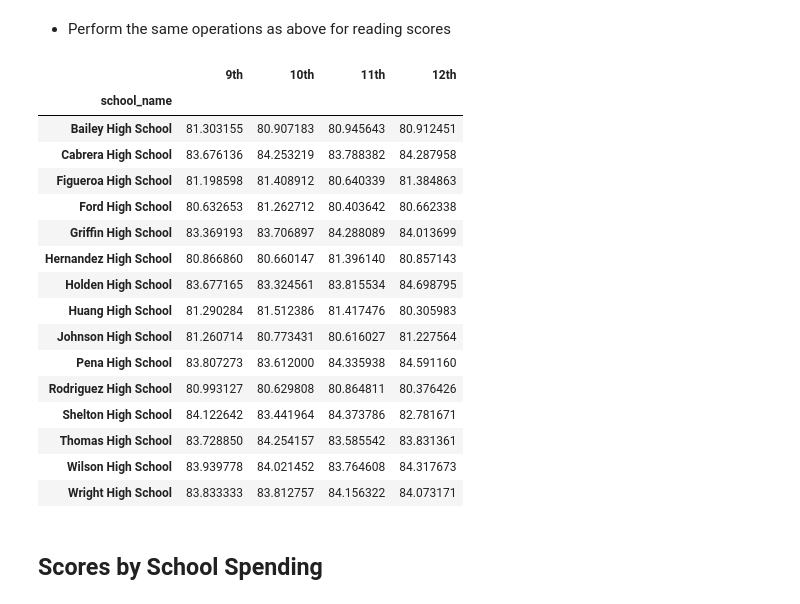
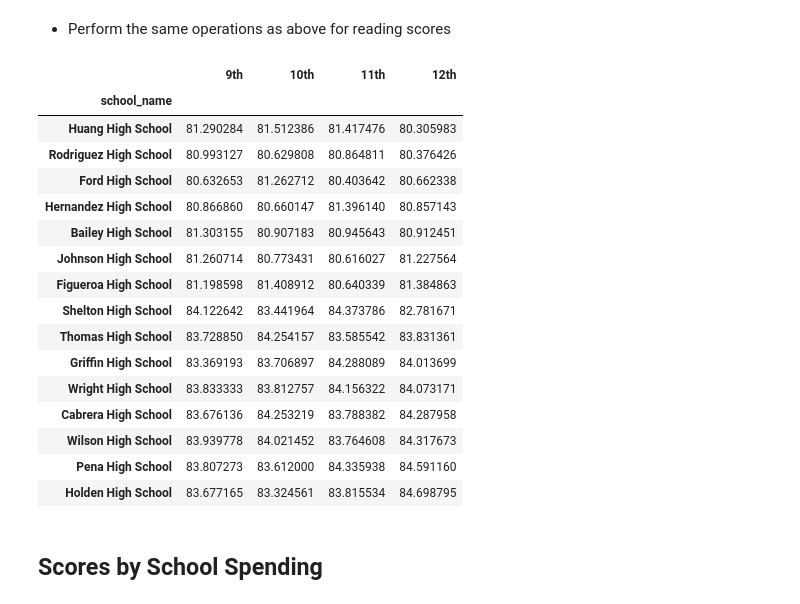
Before and after one commit to JennyShea/pandas-challenge, a Jupyter notebook: PyCitySchools_starter.ipynb, the cells around one changed output. Cells and saved outputs as stored; diff of their text form; code cells hidden in the pictures.

```diff
--- a/PyCitySchools_starter.ipynb
+++ b/PyCitySchools_starter.ipynb
@@ -131,13 +152,5 @@ district_summary
 # %%
-#make a table grouped by school name that shows the same info as above for each school
-school_types = merge_df.set_index(["school_name"])["type"]
-
 #sum the number of times a school appears in the table, each row is one student
 total_students_by_school = merge_df["school_name"].value_counts()
-
-#get the budget for each school and then the buget per student
-school_budget = merge_df.groupby(["school_name"]).mean()["budget"]
-school_budget_per_capita = school_budget / total_students_by_school
-
-school_types
+total_students_by_school
 # %% [output]
@@ -275,29 +319,30 @@ twelfth_grade_by_schools = twelfth_grade.groupby(["school_name"]).mean()["readin
 # %%
 scores_by_grade = pd.DataFrame({"9th": ninth_grade_by_schools,
                                 "10th": tenth_grade_by_schools,
                                 "11th": eleventh_grade_by_schools,
                                 "12th": twelfth_grade_by_schools
 
 })
-scores_by_grade
+
+scores_by_grade.sort_values("12th")
 # %% [output]
 |  | 9th | 10th | 11th | 12th |
 | school_name |  |  |  |  |
+| Huang High School | 81.290284 | 81.512386 | 81.417476 | 80.305983 |
+| Rodriguez High School | 80.993127 | 80.629808 | 80.864811 | 80.376426 |
+| Ford High School | 80.632653 | 81.262712 | 80.403642 | 80.662338 |
+| Hernandez High School | 80.866860 | 80.660147 | 81.396140 | 80.857143 |
 | Bailey High School | 81.303155 | 80.907183 | 80.945643 | 80.912451 |
-| Cabrera High School | 83.676136 | 84.253219 | 83.788382 | 84.287958 |
+| Johnson High School | 81.260714 | 80.773431 | 80.616027 | 81.227564 |
 | Figueroa High School | 81.198598 | 81.408912 | 80.640339 | 81.384863 |
-| Ford High School | 80.632653 | 81.262712 | 80.403642 | 80.662338 |
-| Griffin High School | 83.369193 | 83.706897 | 84.288089 | 84.013699 |
-| Hernandez High School | 80.866860 | 80.660147 | 81.396140 | 80.857143 |
-| Holden High School | 83.677165 | 83.324561 | 83.815534 | 84.698795 |
-| Huang High School | 81.290284 | 81.512386 | 81.417476 | 80.305983 |
-| Johnson High School | 81.260714 | 80.773431 | 80.616027 | 81.227564 |
-| Pena High School | 83.807273 | 83.612000 | 84.335938 | 84.591160 |
-| Rodriguez High School | 80.993127 | 80.629808 | 80.864811 | 80.376426 |
 | Shelton High School | 84.122642 | 83.441964 | 84.373786 | 82.781671 |
 | Thomas High School | 83.728850 | 84.254157 | 83.585542 | 83.831361 |
+| Griffin High School | 83.369193 | 83.706897 | 84.288089 | 84.013699 |
+| Wright High School | 83.833333 | 83.812757 | 84.156322 | 84.073171 |
+| Cabrera High School | 83.676136 | 84.253219 | 83.788382 | 84.287958 |
 | Wilson High School | 83.939778 | 84.021452 | 83.764608 | 84.317673 |
-| Wright High School | 83.833333 | 83.812757 | 84.156322 | 84.073171 |
+| Pena High School | 83.807273 | 83.612000 | 84.335938 | 84.591160 |
+| Holden High School | 83.677165 | 83.324561 | 83.815534 | 84.698795 |
 # %% [markdown]
 ## Scores by School Spending
 # %% [markdown]
```
Also changed, not shown: parts of 19 cells of this notebook.
